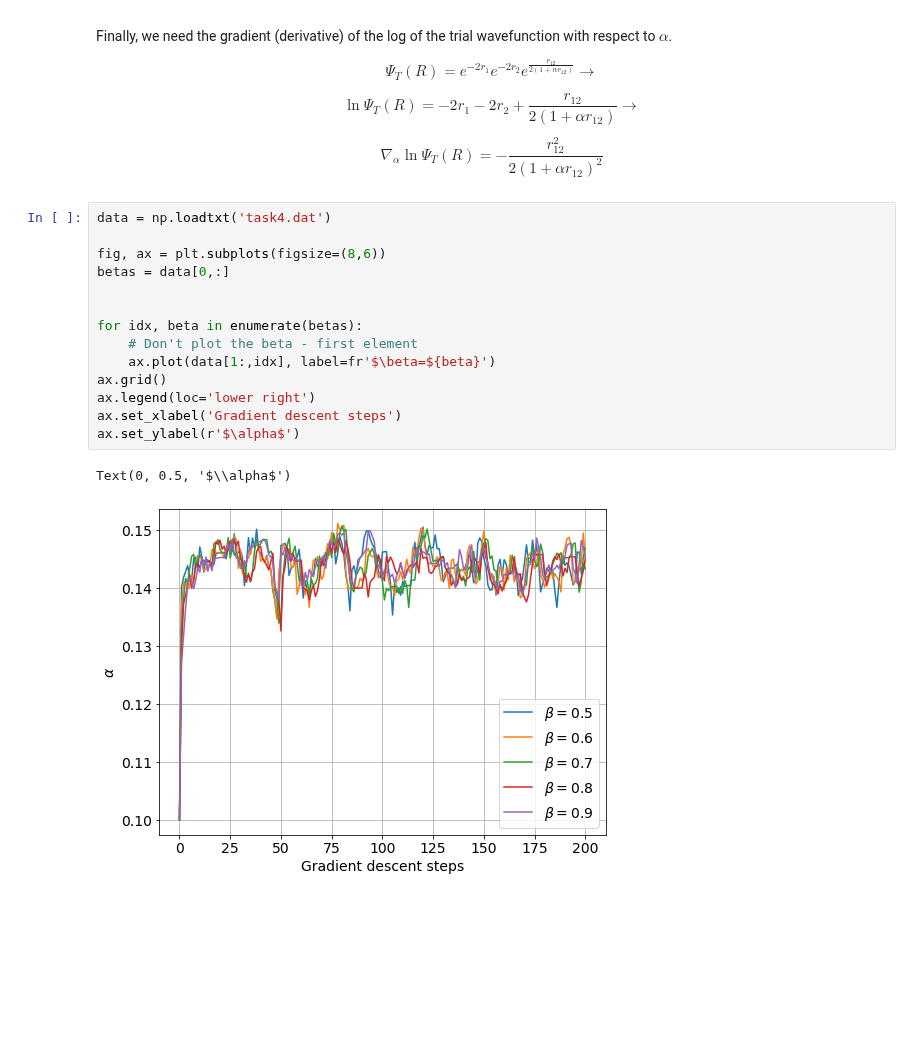
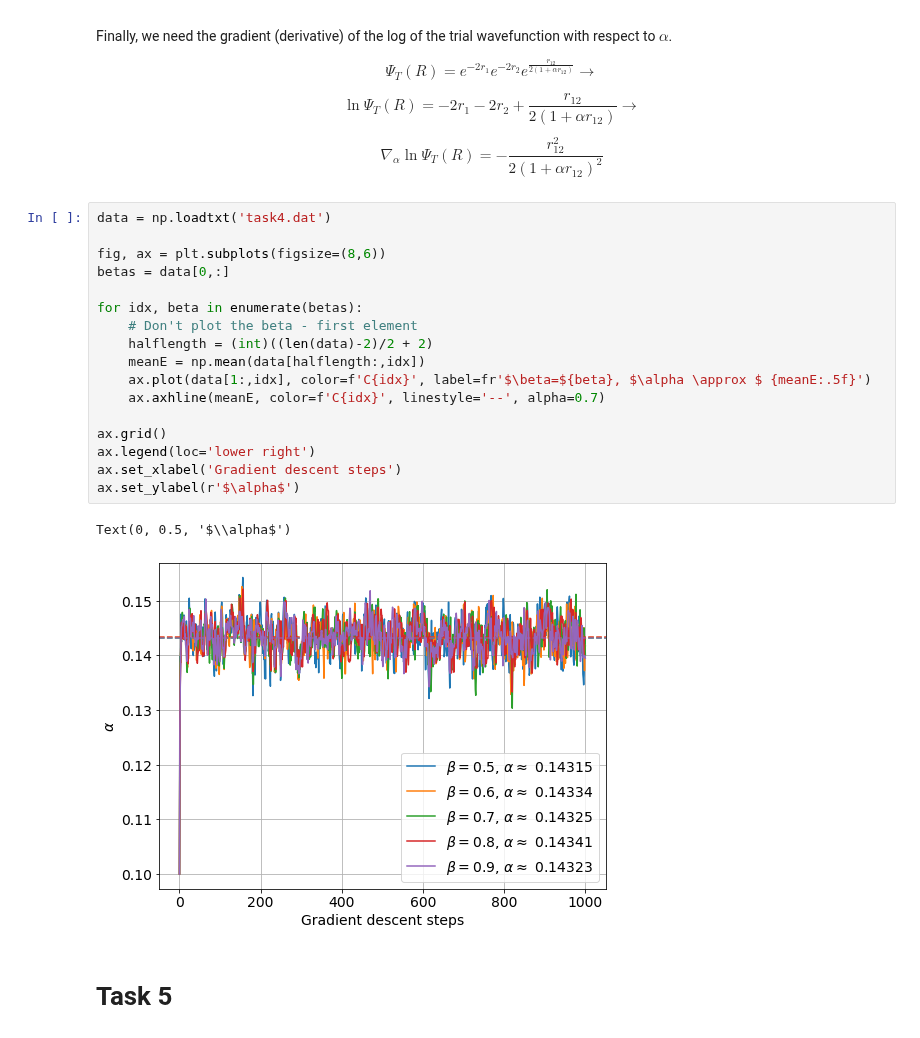
Before and after one commit to elindgren/compphys_homeworks, a Jupyter notebook: H2/H2b - Notebook.ipynb, the cells around one changed output. Cells and saved outputs as stored; diff of their text form; blank space fills up the shorter version.

```diff
--- a/H2/H2b - Notebook.ipynb
+++ b/H2/H2b - Notebook.ipynb
@@ -186,17 +187,22 @@ $$ \nabla_\alpha \ln{\Psi_T(R)} = -\frac{r_{12}^2}{2(1+\alpha r_{12})^2} $$
 # %%
 data = np.loadtxt('task4.dat')
 
 fig, ax = plt.subplots(figsize=(8,6))
 betas = data[0,:]
 
-
 for idx, beta in enumerate(betas):
     # Don't plot the beta - first element
-    ax.plot(data[1:,idx], label=fr'$\beta=${beta}')
+    halflength = (int)((len(data)-2)/2 + 2)
+    meanE = np.mean(data[halflength:,idx])
+    ax.plot(data[1:,idx], color=f'C{idx}', label=fr'$\beta=${beta}, $\alpha \approx $ {meanE:.5f}')
+    ax.axhline(meanE, color=f'C{idx}', linestyle='--', alpha=0.7)
+
 ax.grid()
 ax.legend(loc='lower right')
 ax.set_xlabel('Gradient descent steps')
 ax.set_ylabel(r'$\alpha$')
 # %% [output]
 Text(0, 0.5, '$\\alpha$')
-[figure, old version]
+[figure, new version]
+# %% [markdown]
+# Task 5
```
Also changed, not shown: parts of 5 cells of this notebook, 11 other files.
